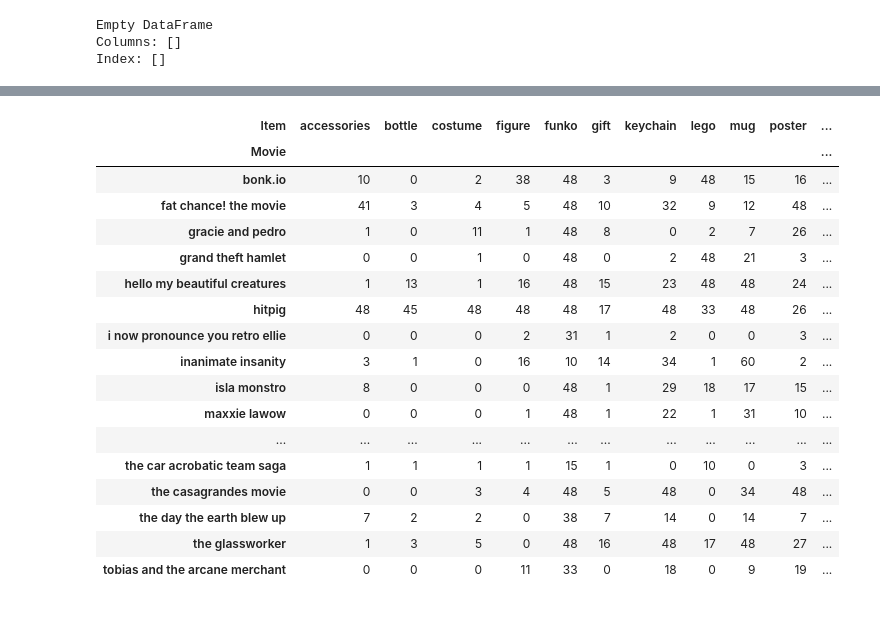
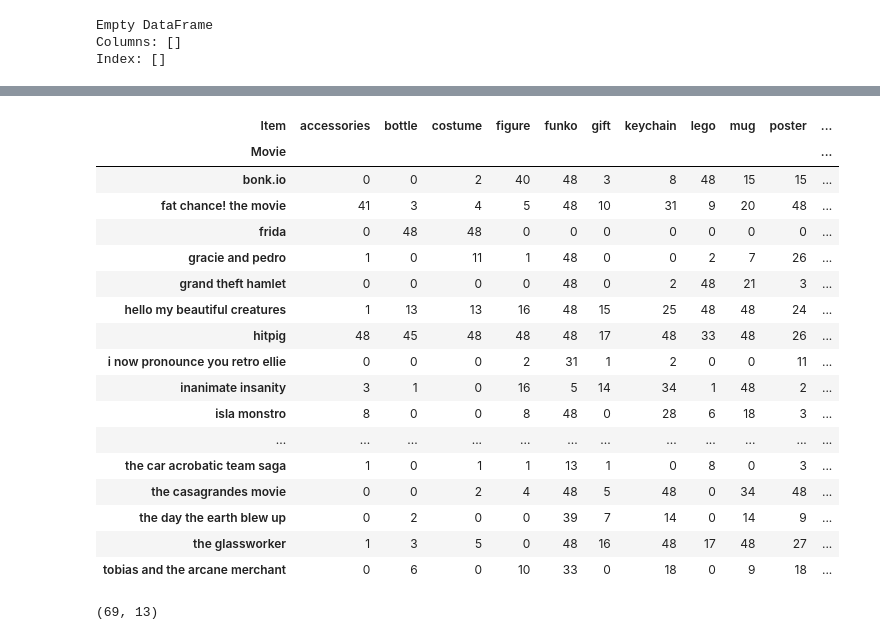
Before and after one commit to helinozge/Movie-Project, a Jupyter notebook: amazon.ipynb, the cells around one changed output, grey strips where cells are left out. Drawn from its saved outputs; the diff is of its cells as text; code cells hidden in the pictures.

```diff
--- a/amazon.ipynb
+++ b/amazon.ipynb
@@ -169,3 +171,5 @@ Index: []
+# %%
+df_1 = pd.read_csv("amazon_gift_search_results.csv")
 # %%
 
 pd.set_option('display.max_columns', None)
@@ -191,11 +195,11 @@ df
 | 398 | shrek 5 | figure | shrek 5 figure | 48 |
 # %%
-pivot_df = df.pivot_table(
+pivot_df_1 = df_1.pivot_table(
     index='Movie',
     columns='Item',
     values='Number of Results',
     aggfunc='first')
-print(pivot_df)
+print(pivot_df_1)
 # %% [output]
 Item                                             accessories  bottle  costume  \
 Movie
@@ -221,21 +239,25 @@ NameError: name 'pivot_df' is not defined
 # %%
-pivot_df[(pivot_df == 0).any(axis=1)]
+pivot_df_1[(pivot_df_1 == 0).any(axis=1)]
 # %% [output]
 | Item | accessories | bottle | costume | figure | funko | gift | keychain | lego | mug | poster | ... |
 | Movie |  |  |  |  |  |  |  |  |  |  | ... |
-| bonk.io | 10 | 0 | 2 | 38 | 48 | 3 | 9 | 48 | 15 | 16 | ... |
-| fat chance! the movie | 41 | 3 | 4 | 5 | 48 | 10 | 32 | 9 | 12 | 48 | ... |
-| gracie and pedro | 1 | 0 | 11 | 1 | 48 | 8 | 0 | 2 | 7 | 26 | ... |
-| grand theft hamlet | 0 | 0 | 1 | 0 | 48 | 0 | 2 | 48 | 21 | 3 | ... |
-| hello my beautiful creatures | 1 | 13 | 1 | 16 | 48 | 15 | 23 | 48 | 48 | 24 | ... |
+| bonk.io | 0 | 0 | 2 | 40 | 48 | 3 | 8 | 48 | 15 | 15 | ... |
+| fat chance! the movie | 41 | 3 | 4 | 5 | 48 | 10 | 31 | 9 | 20 | 48 | ... |
+| frida | 0 | 48 | 48 | 0 | 0 | 0 | 0 | 0 | 0 | 0 | ... |
+| gracie and pedro | 1 | 0 | 11 | 1 | 48 | 0 | 0 | 2 | 7 | 26 | ... |
+| grand theft hamlet | 0 | 0 | 0 | 0 | 48 | 0 | 2 | 48 | 21 | 3 | ... |
+| hello my beautiful creatures | 1 | 13 | 13 | 16 | 48 | 15 | 25 | 48 | 48 | 24 | ... |
 | hitpig | 48 | 45 | 48 | 48 | 48 | 17 | 48 | 33 | 48 | 26 | ... |
-| i now pronounce you retro ellie | 0 | 0 | 0 | 2 | 31 | 1 | 2 | 0 | 0 | 3 | ... |
-| inanimate insanity | 3 | 1 | 0 | 16 | 10 | 14 | 34 | 1 | 60 | 2 | ... |
-| isla monstro | 8 | 0 | 0 | 0 | 48 | 1 | 29 | 18 | 17 | 15 | ... |
-| maxxie lawow | 0 | 0 | 0 | 1 | 48 | 1 | 22 | 1 | 31 | 10 | ... |
+| i now pronounce you retro ellie | 0 | 0 | 0 | 2 | 31 | 1 | 2 | 0 | 0 | 11 | ... |
+| inanimate insanity | 3 | 1 | 0 | 16 | 5 | 14 | 34 | 1 | 48 | 2 | ... |
+| isla monstro | 8 | 0 | 0 | 8 | 48 | 0 | 28 | 6 | 18 | 3 | ... |
 | ... | ... | ... | ... | ... | ... | ... | ... | ... | ... | ... | ... |
-| the car acrobatic team saga | 1 | 1 | 1 | 1 | 15 | 1 | 0 | 10 | 0 | 3 | ... |
-| the casagrandes movie | 0 | 0 | 3 | 4 | 48 | 5 | 48 | 0 | 34 | 48 | ... |
-| the day the earth blew up | 7 | 2 | 2 | 0 | 38 | 7 | 14 | 0 | 14 | 7 | ... |
+| the car acrobatic team saga | 1 | 0 | 1 | 1 | 13 | 1 | 0 | 8 | 0 | 3 | ... |
+| the casagrandes movie | 0 | 0 | 2 | 4 | 48 | 5 | 48 | 0 | 34 | 48 | ... |
+| the day the earth blew up | 0 | 2 | 0 | 0 | 39 | 7 | 14 | 0 | 14 | 9 | ... |
 | the glassworker | 1 | 3 | 5 | 0 | 48 | 16 | 48 | 17 | 48 | 27 | ... |
-| tobias and the arcane merchant | 0 | 0 | 0 | 11 | 33 | 0 | 18 | 0 | 9 | 19 | ... |
+| tobias and the arcane merchant | 0 | 6 | 0 | 10 | 33 | 0 | 18 | 0 | 9 | 18 | ... |
+# %%
+pivot_df_1.shape
+# %% [output]
+(69, 13)
```
Also changed, not shown: parts of 4 cells of this notebook, 3 other files.
